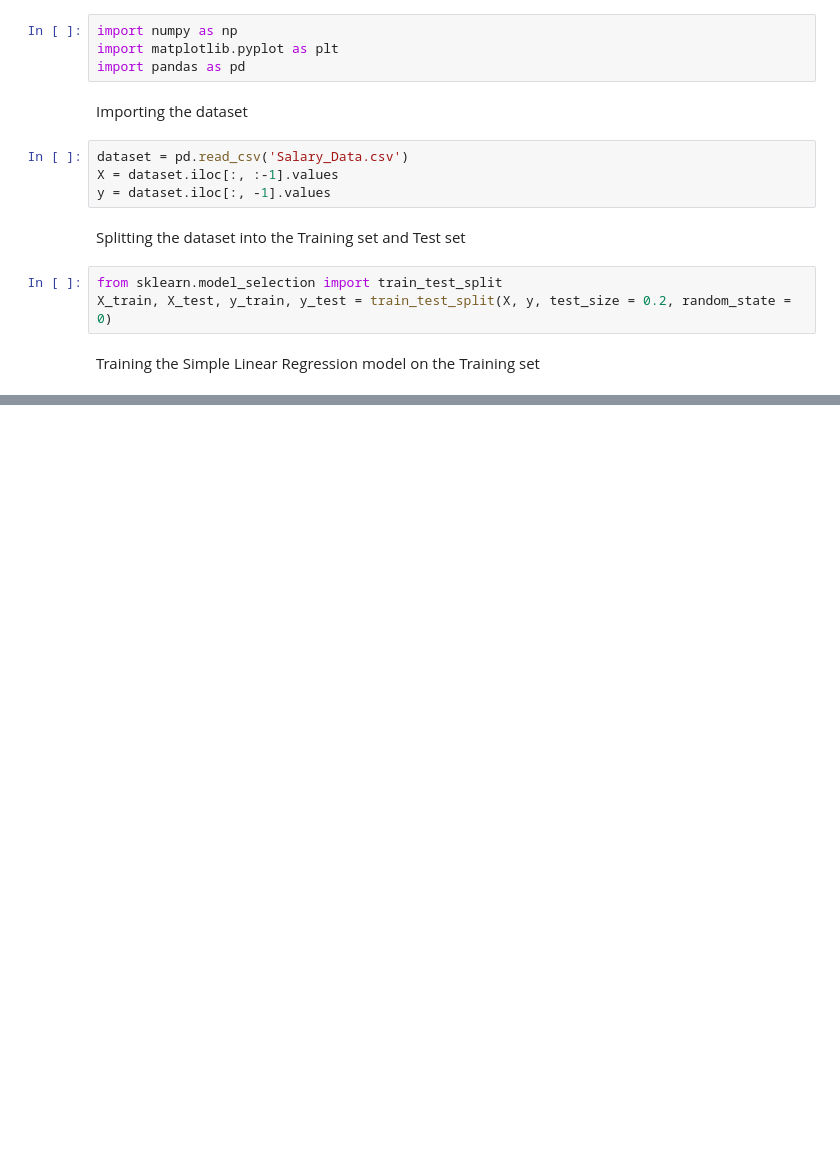
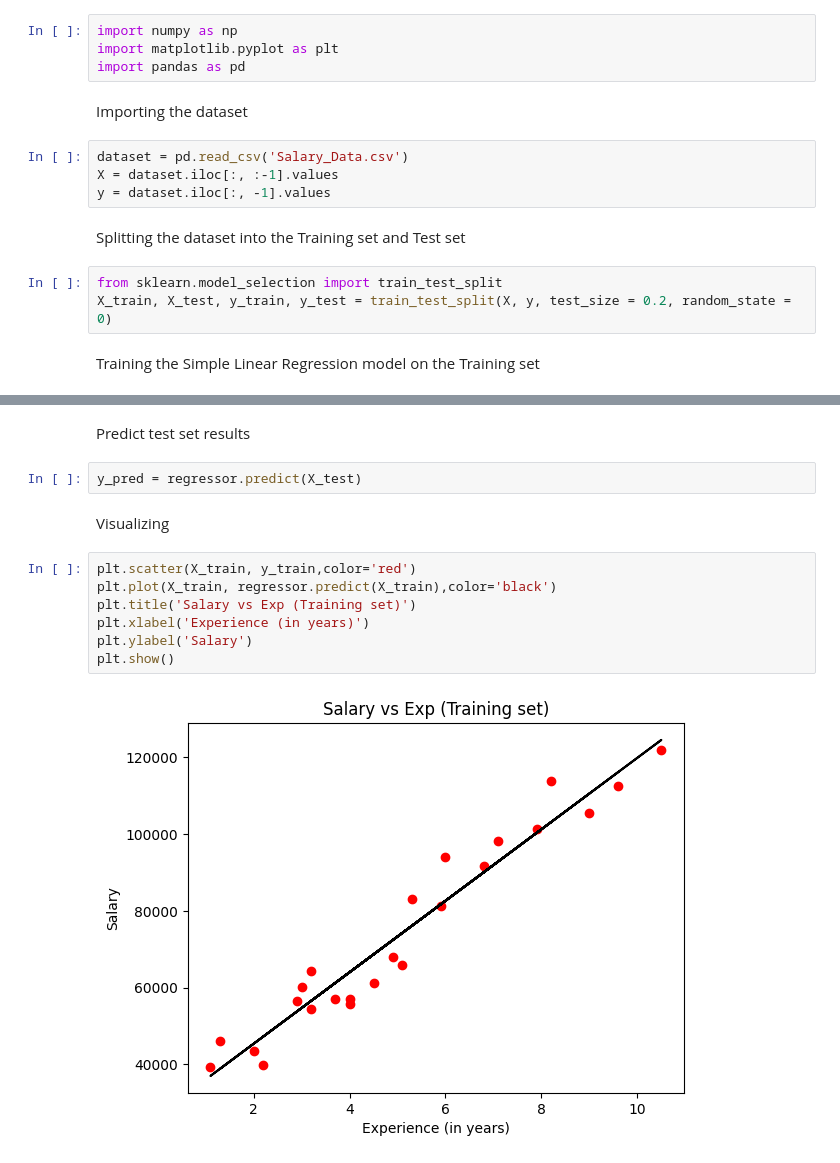
Before and after one commit to Chirag4904/Machine-Learning, a Jupyter notebook: Part 2 (Regression)/Linear Regression/Linear-Regression.ipynb, the cells around one changed output, grey strips where cells are left out. Drawn from its saved outputs; the diff is of its cells as text; blank space fills up the shorter version.

Commit message:
Predicted salary for test set

```diff
--- a/Part 2 (Regression)/Linear Regression/Linear-Regression.ipynb
+++ b/Part 2 (Regression)/Linear Regression/Linear-Regression.ipynb
@@ -23,0 +26,15 @@ regressor.fit(X_train, y_train)
+# %% [markdown]
+Predict test set results
+# %%
+y_pred = regressor.predict(X_test)
+# %% [markdown]
+Visualizing
+# %%
+plt.scatter(X_train, y_train,color='red')
+plt.plot(X_train, regressor.predict(X_train),color='black')
+plt.title('Salary vs Exp (Training set)')
+plt.xlabel('Experience (in years)')
+plt.ylabel('Salary')
+plt.show()
+# %% [output]
+[figure, added]
```
Also changed, not shown: parts of 2 cells of this notebook.
